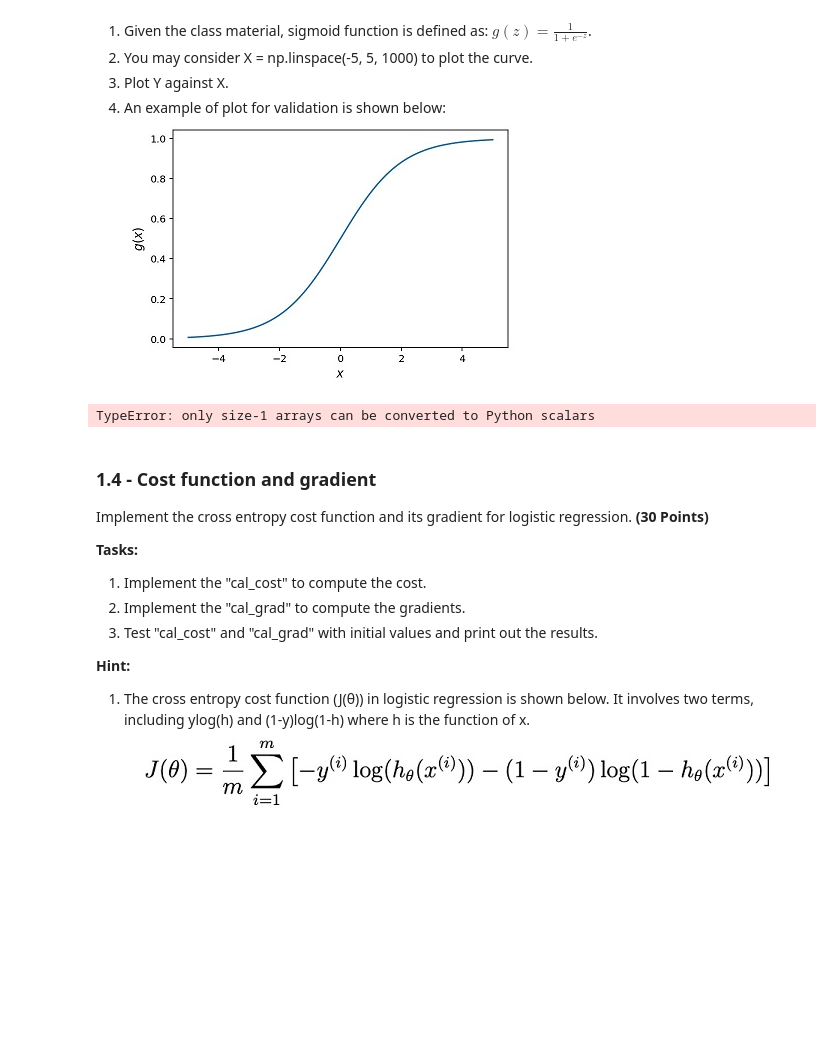
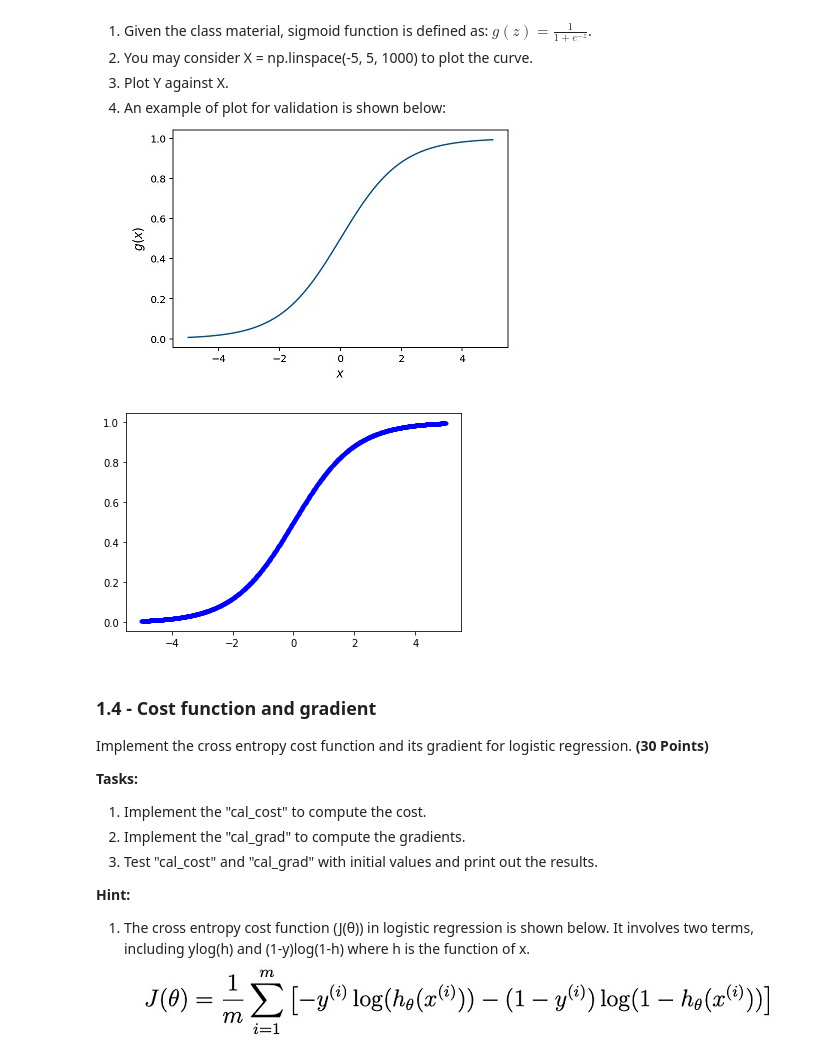
Before and after one commit to NChitty/CAP4630, a Jupyter notebook: hw2/Homework_02_colab.ipynb, the cells around one changed output. Saved outputs shown, nothing was run; the diff lists cells and outputs as text; code cells hidden in the pictures; blank space fills up the shorter version.

Commit message:
Finished sigmoid function

```diff
--- a/hw2/Homework_02_colab.ipynb
+++ b/hw2/Homework_02_colab.ipynb
@@ -85,15 +86,18 @@ $g(z) = \frac{1}{1+e^{-z}}$.
 
 # def sigmoid(z):
 def sigmoid(z):
-    return 1/(1+math.exp(-z))
+    g_z = []
+    for x in z:
+        g_z.append(1/(1+math.exp(-x)))
+    return g_z
 # %%
 ### Plot data here
 
 X = np.linspace(-5, 5, 1000)
-plt.plot(X, sigmoid(X))
+plt.plot(X, sigmoid(X), 'b.-')
 plt.show()
 # %% [output]
-TypeError: only size-1 arrays can be converted to Python scalars
+[figure, added]
 # %% [markdown]
 ### 1.4 - Cost function and gradient ##
 
```
Also changed, not shown: parts of 1 cell of this notebook.
